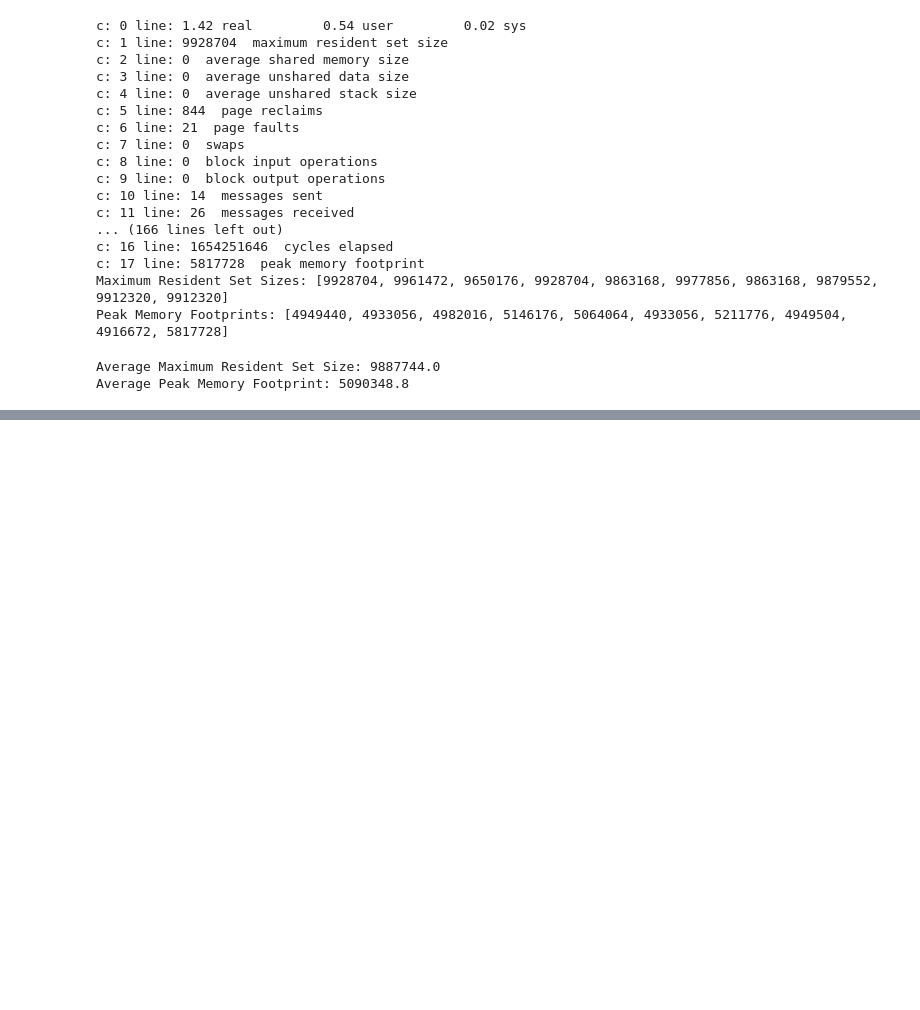
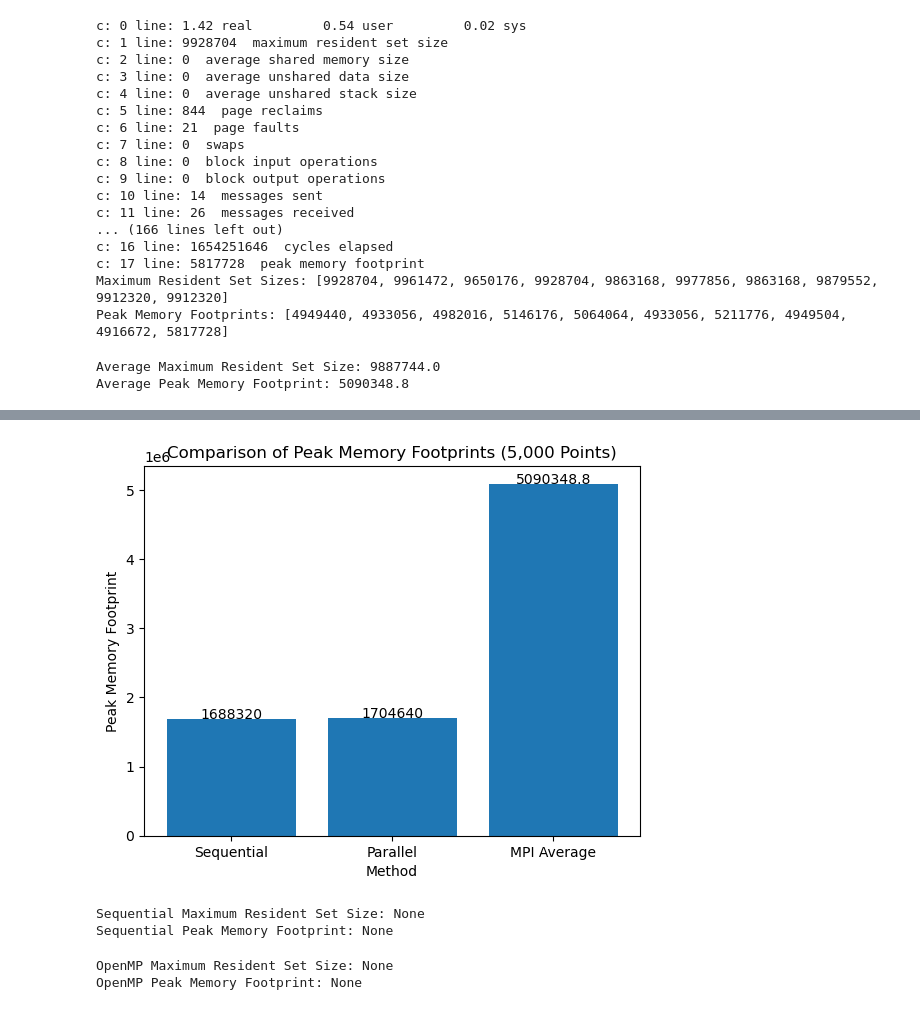
Before and after one commit to cmse822/final-project-Ledengary, a Jupyter notebook: plotting.ipynb, the cells around one changed output, grey strips where cells are left out. Cells and saved outputs as stored; diff of their text form; code cells hidden in the pictures; blank space fills up the shorter version.

```diff
--- a/plotting.ipynb
+++ b/plotting.ipynb
@@ -622,0 +624,29 @@ plt.show()
+# %%
+# Peak Memory Footprints
+labels = ['Sequential', 'Parallel', 'MPI Average']
+values = [seq_peak_memory_footprint, omp_peak_memory_footprint, avg_peak_memory_footprint]
+
+plt.bar(labels, values)
+for i in range(len(values)):
+    plt.text(i, values[i], values[i], ha = 'center')
+plt.xlabel('Method')
+plt.ylabel('Peak Memory Footprint')
+plt.title('Comparison of Peak Memory Footprints (5,000 Points)')
+plt.savefig('outputs/figures/peak_memory_footprints_comparison_5k.png')
+plt.show()
+# %% [output]
+[figure, added]
+# %%
+seq_max_resident_set_size, seq_peak_memory_footprint = parse_sequential_or_parallel_memory_log('sequential_memory_log_5M.txt')
+print("Sequential Maximum Resident Set Size:", seq_max_resident_set_size)
+print("Sequential Peak Memory Footprint:", seq_peak_memory_footprint)
+# %% [output]
+Sequential Maximum Resident Set Size: None
+Sequential Peak Memory Footprint: None
+# %%
+omp_max_resident_set_size, omp_peak_memory_footprint = parse_sequential_or_parallel_memory_log('openmp_memory_log_5M.txt')
+print("OpenMP Maximum Resident Set Size:", omp_max_resident_set_size)
+print("OpenMP Peak Memory Footprint:", omp_peak_memory_footprint)
+# %% [output]
+OpenMP Maximum Resident Set Size: None
+OpenMP Peak Memory Footprint: None
```
Also changed, not shown: parts of 8 cells of this notebook, 20 other files.
